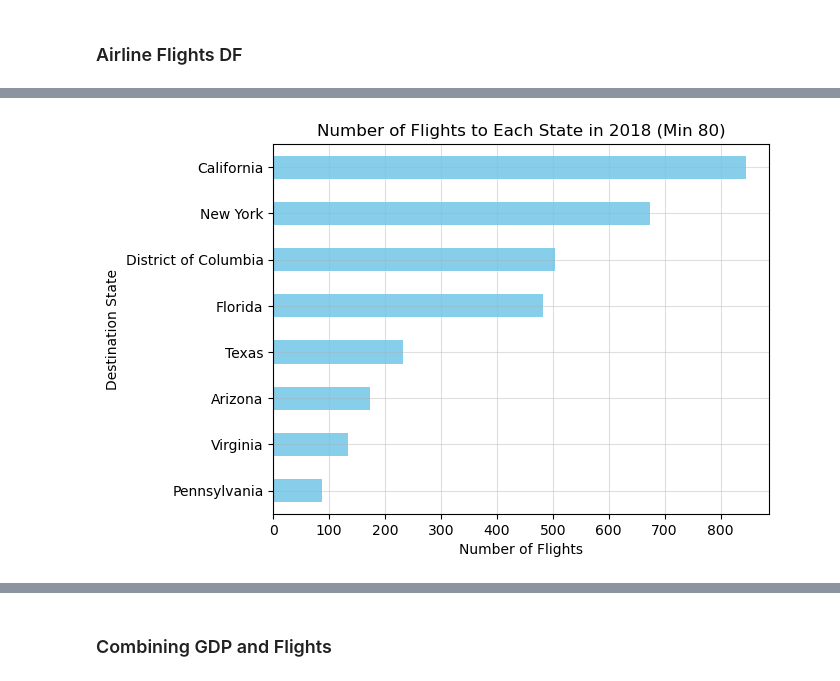
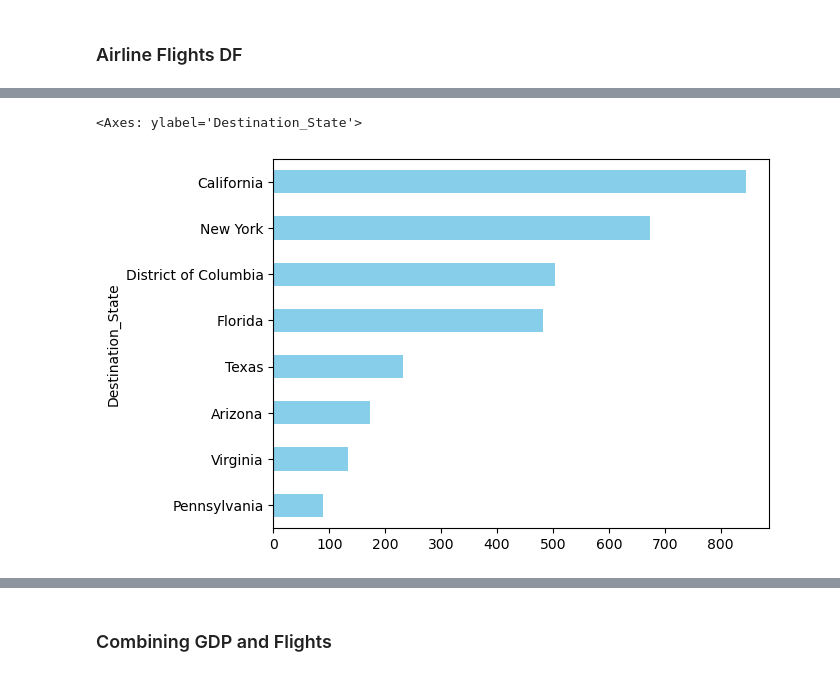
Before and after one commit to cosmopaladin/project-1, a Jupyter notebook: project1.ipynb, the cells around one changed output, grey strips where cells are left out. Saved outputs shown, nothing was run; the diff lists cells and outputs as text; code cells hidden in the pictures.

```diff
--- a/project1.ipynb
+++ b/project1.ipynb
@@ -159,20 +134,20 @@ airline_flights.head()
 # %%
 flights_2018 = airline_flights[airline_flights['Year'] == 2018]
 
 destination_counts = flights_2018['Destination_State'].value_counts()
 destination_counts_filtered = destination_counts[destination_counts > 80].sort_values(ascending=True)
 
 destination_counts_filtered.plot(kind='barh', color='skyblue')
 
-plt.xlabel('Number of Flights')
-plt.ylabel('Destination State')
-plt.title('Number of Flights to Each State in 2018 (Min 80)')
-plt.grid(True, alpha= 0.4)
+# plt.xlabel('Number of Flights')
+# plt.ylabel('Destination State')
+# plt.title('Number of Flights to Each State in 2018 (Min 80)')
+# plt.grid(True, alpha= 0.4)
 
-
-plt.show()
+# plt.show()
 # %% [output]
+<Axes: ylabel='Destination_State'>
-[figure, old version]
+[figure, new version]
 # %%
 flights_2018 = airline_flights[airline_flights['Year'] == 2018]
 
```
Also changed, not shown: parts of 13 cells of this notebook.
